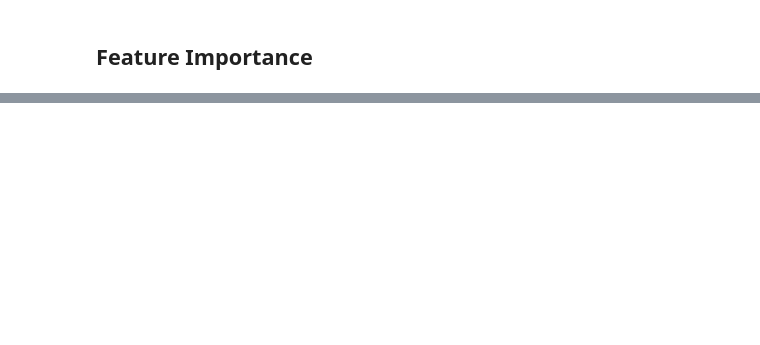
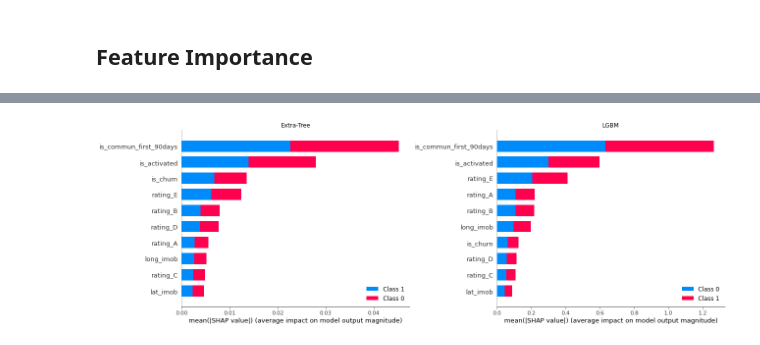
Before and after one commit to loft-br/cp-score-imobiliaria, a Jupyter notebook: notebooks/score-imob.ipynb, the cells around one changed output, grey strips where cells are left out. Cells and saved outputs as stored; diff of their text form; code cells hidden in the pictures; blank space fills up the shorter version.

```diff
--- a/notebooks/score-imob.ipynb
+++ b/notebooks/score-imob.ipynb
@@ -238,0 +193,13 @@ shap_lgbm.dependence_plot(ind="rating_D", interaction_index="rating_D", alpha=0.
+# %%
+plt.figure(figsize=(18,6))
+plt.subplot(1,2,1)
+shap_et.summary_plot(plot_type="bar", plot_size=None, show=False)
+plt.title("Extra-Tree")
+
+plt.subplot(1,2,2)
+shap_lgbm.summary_plot(plot_type="bar", plot_size=None, show=False)
+plt.title("LGBM")
+plt.tight_layout()
+plt.show()
+# %% [output]
+[figure, added]
```
Also changed, not shown: parts of 26 cells of this notebook, 7 other files.
